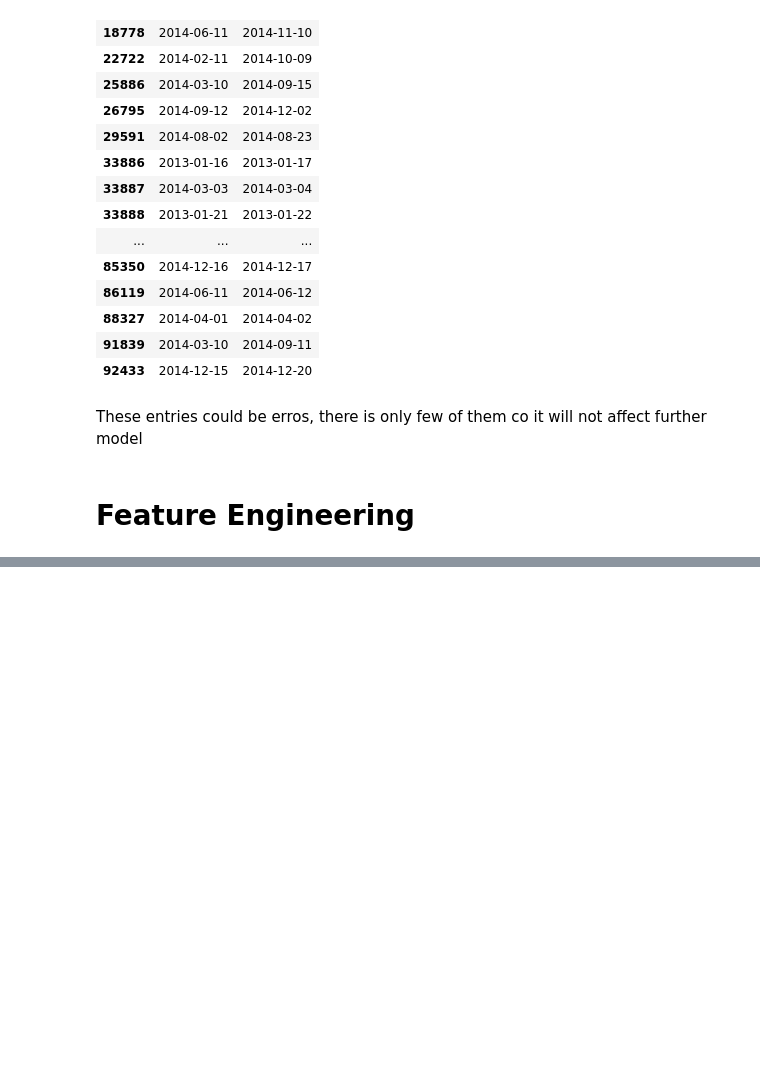
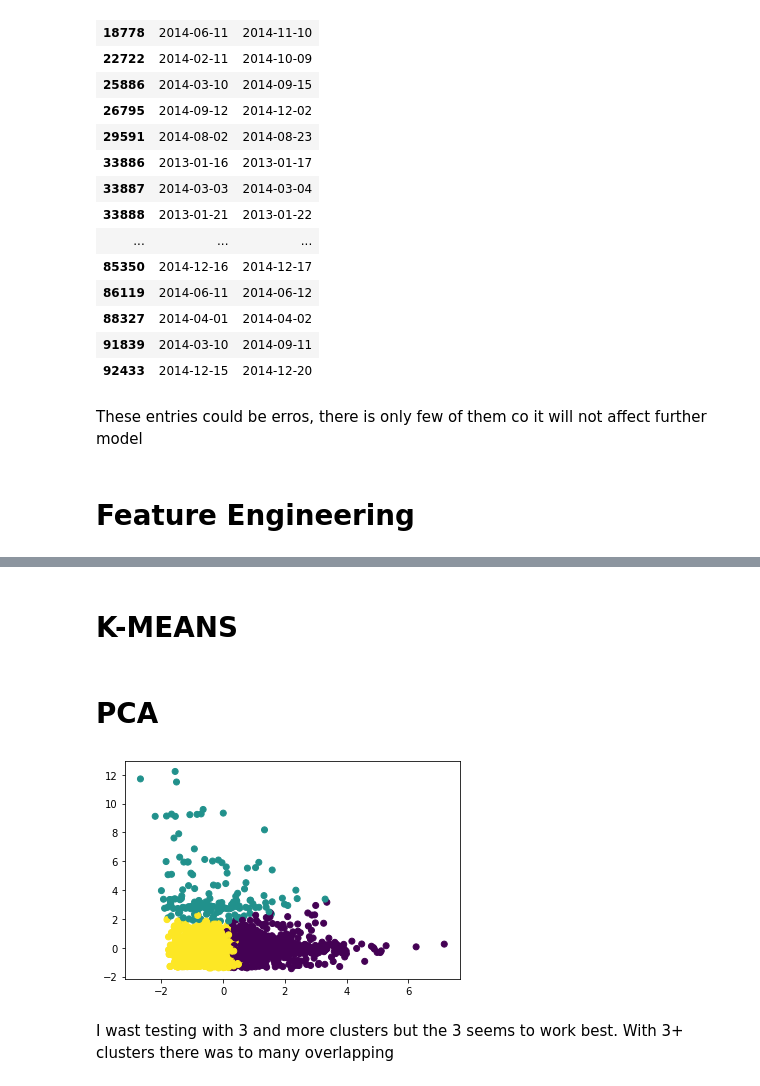
Before and after one commit to Zielzor/CustomerClustering, a Jupyter notebook: Customer Clustering Analysis.ipynb, the cells around one changed output, grey strips where cells are left out. Drawn from its saved outputs; the diff is of its cells as text; code cells hidden in the pictures; blank space fills up the shorter version.

```diff
--- a/Customer Clustering Analysis.ipynb
+++ b/Customer Clustering Analysis.ipynb
@@ -264,0 +359,3 @@ These entries could be erros, there is only few of them co it will not affect fu
+# %%
+city_data = df.dropna(axis=0)[features + ["user_location_city"]]
+city_groups = city_data.groupby('user_location_city').mean().reset_index().dropna(axis=0)
@@ -264,0 +394,5 @@ These entries could be erros, there is only few of them co it will not affect fu
+# %%
+city_groups_standarization_attempt = city_groups.copy()
+# %%
+cols = ['duration', 'days_in_advance', 'orig_destination_distance',	'is_mobile', 'is_package', 'srch_adults_cnt', 'srch_children_cnt','srch_rm_cnt']
+city_groups_standarization_attempt[cols] = preprocessing.scale(city_groups_standarization_attempt[cols])
@@ -264,0 +420,17 @@ These entries could be erros, there is only few of them co it will not affect fu
+# %% [markdown]
+# K-MEANS
+# %%
+km = cluster.KMeans(n_clusters=3, max_iter=200,random_state=None)
+city_groups_standarization_attempt['cluster'] = km.fit_predict(city_groups_standarization_attempt[features])
+# %% [markdown]
+# PCA
+# %%
+pca = decomposition.PCA(n_components=2,whiten=True)
+city_groups_standarization_attempt["X"] = pca.fit_transform(city_groups_standarization_attempt[features])[:, 0]
+city_groups_standarization_attempt["Y"] = pca.fit_transform(city_groups_standarization_attempt[features])[:, 1]
+plt.scatter(city_groups_standarization_attempt["X"], city_groups_standarization_attempt["Y"], c=city_groups_standarization_attempt['cluster'])
+plt.show()
+# %% [output]
+[figure, added]
+# %% [markdown]
+I wast testing with 3 and more clusters but the 3 seems to work best. With 3+ clusters there was to many overlapping
```
Also changed, not shown: parts of 25 cells of this notebook.
